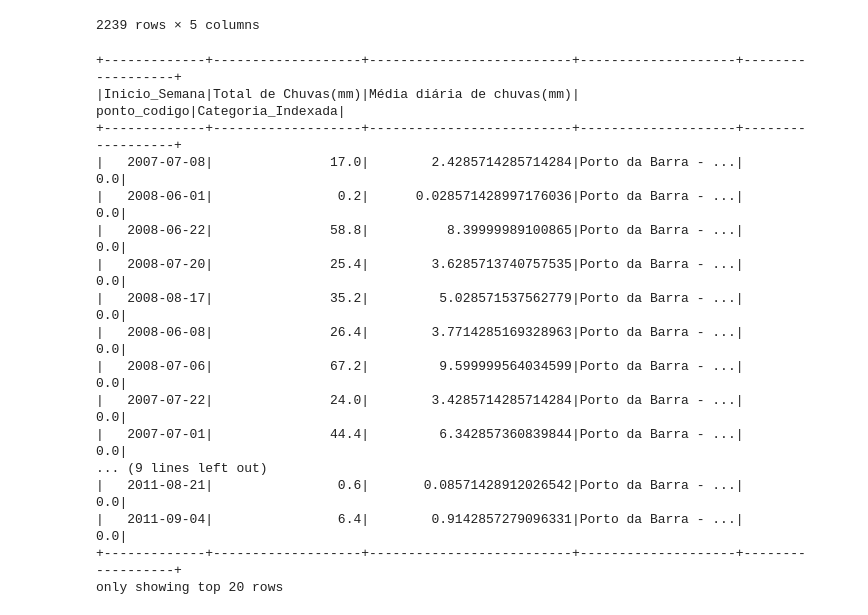
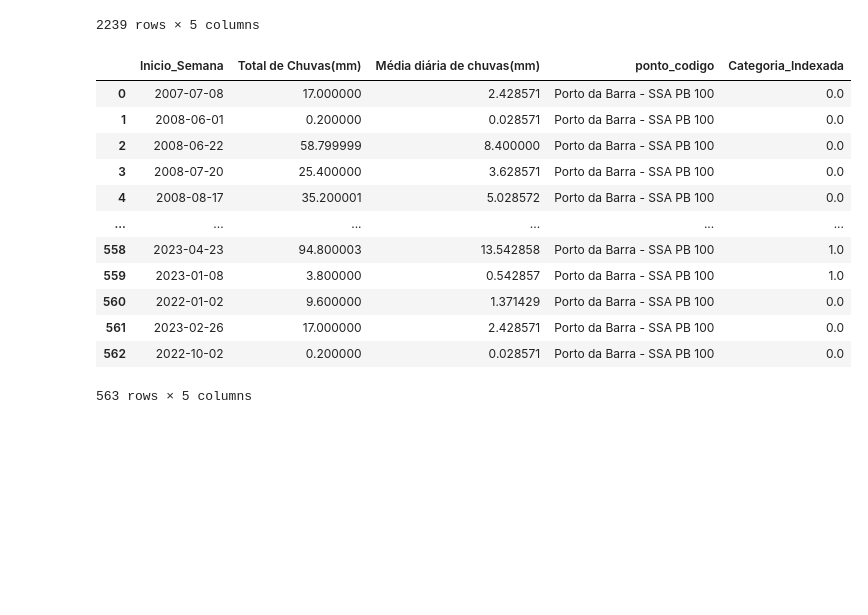
Before and after one commit to Meliande/lab-ia, a Jupyter notebook: Apresentação.ipynb, the cells around one changed output. Saved outputs shown, nothing was run; the diff lists cells and outputs as text; code cells hidden in the pictures; blank space fills up the shorter version.

```diff
--- a/Apresentação.ipynb
+++ b/Apresentação.ipynb
@@ -247,25 +241,21 @@ Farol100 = dfCompleto.filter(dfCompleto.ponto_codigo == "Farol da Barra - SSA FB
 Farol200 = dfCompleto.filter(dfCompleto.ponto_codigo == "Farol da Barra - SSA FB 200")
 SM100 = dfCompleto.filter(dfCompleto.ponto_codigo == "Santa Maria - SSA SM 100")
 # %%
-Porto100.show()
+Porto100.toPandas()
 # %% [output]
+|  | Inicio_Semana | Total de Chuvas(mm) | Média diária de chuvas(mm) | ponto_codigo | Categoria_Indexada |
+| 0 | 2007-07-08 | 17.000000 | 2.428571 | Porto da Barra - SSA PB 100 | 0.0 |
+| 1 | 2008-06-01 | 0.200000 | 0.028571 | Porto da Barra - SSA PB 100 | 0.0 |
+| 2 | 2008-06-22 | 58.799999 | 8.400000 | Porto da Barra - SSA PB 100 | 0.0 |
+| 3 | 2008-07-20 | 25.400000 | 3.628571 | Porto da Barra - SSA PB 100 | 0.0 |
+| 4 | 2008-08-17 | 35.200001 | 5.028572 | Porto da Barra - SSA PB 100 | 0.0 |
+| ... | ... | ... | ... | ... | ... |
+| 558 | 2023-04-23 | 94.800003 | 13.542858 | Porto da Barra - SSA PB 100 | 1.0 |
+| 559 | 2023-01-08 | 3.800000 | 0.542857 | Porto da Barra - SSA PB 100 | 1.0 |
+| 560 | 2022-01-02 | 9.600000 | 1.371429 | Porto da Barra - SSA PB 100 | 0.0 |
+| 561 | 2023-02-26 | 17.000000 | 2.428571 | Porto da Barra - SSA PB 100 | 0.0 |
+| 562 | 2022-10-02 | 0.200000 | 0.028571 | Porto da Barra - SSA PB 100 | 0.0 |
-+-------------+-------------------+--------------------------+--------------------+------------------+
-|Inicio_Semana|Total de Chuvas(mm)|Média diária de chuvas(mm)|        ponto_codigo|Categoria_Indexada|
-+-------------+-------------------+--------------------------+--------------------+------------------+
-|   2007-07-08|               17.0|        2.4285714285714284|Porto da Barra - ...|               0.0|
-|   2008-06-01|                0.2|      0.028571428997176036|Porto da Barra - ...|               0.0|
-|   2008-06-22|               58.8|          8.39999989100865|Porto da Barra - ...|               0.0|
-|   2008-07-20|               25.4|        3.6285713740757535|Porto da Barra - ...|               0.0|
-|   2008-08-17|               35.2|         5.028571537562779|Porto da Barra - ...|               0.0|
-|   2008-06-08|               26.4|        3.7714285169328963|Porto da Barra - ...|               0.0|
-|   2008-07-06|               67.2|         9.599999564034599|Porto da Barra - ...|               0.0|
-|   2007-07-22|               24.0|        3.4285714285714284|Porto da Barra - ...|               0.0|
-|   2007-07-01|               44.4|         6.342857360839844|Porto da Barra - ...|               0.0|
-... (9 lines left out)
-|   2011-08-21|                0.6|       0.08571428912026542|Porto da Barra - ...|               0.0|
-|   2011-09-04|                6.4|        0.9142857279096331|Porto da Barra - ...|               0.0|
-+-------------+-------------------+--------------------------+--------------------+------------------+
-only showing top 20 rows
+563 rows × 5 columns
 # %%
 informacoes_necessarias = ['Total de Chuvas(mm)','Média diária de chuvas(mm)']
 
```
Also changed, not shown: parts of 17 cells of this notebook, 26 other files.
